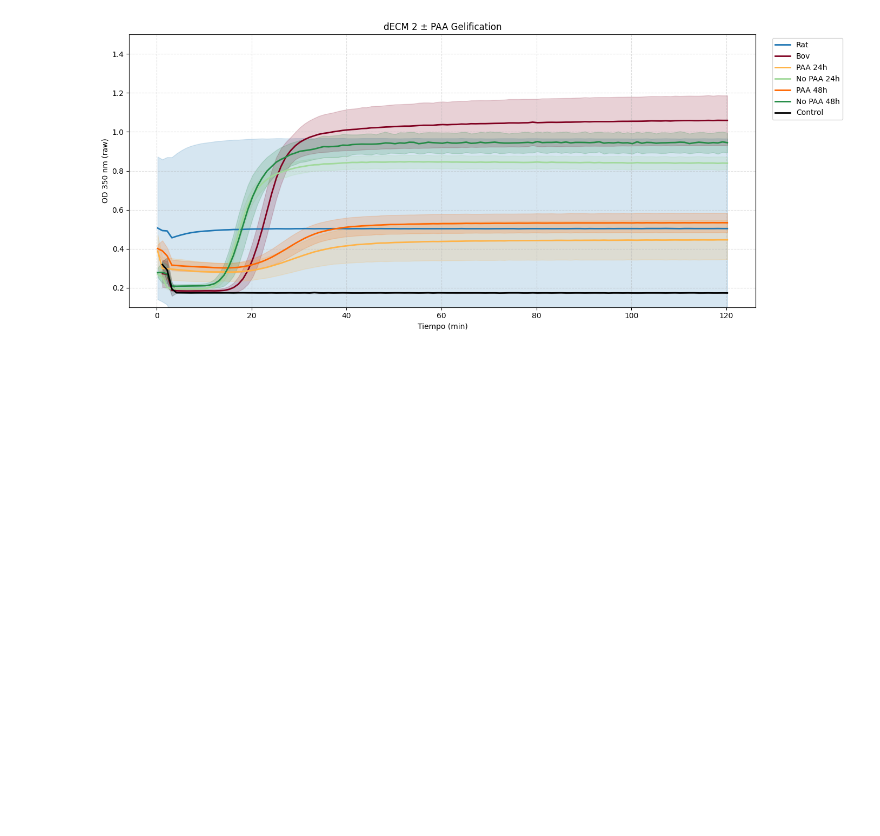
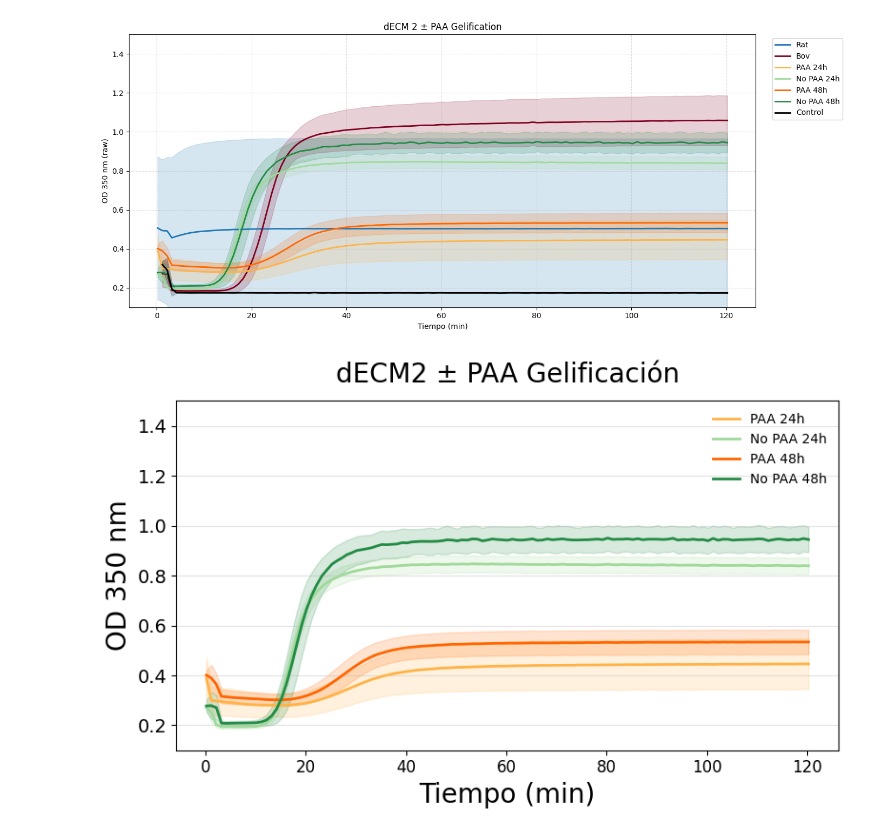
Before and after one commit to Bertaalcolea/Collagen_studies, a Jupyter notebook: dECM2.ipynb, the cells around one changed output. Saved outputs shown, nothing was run; the diff lists cells and outputs as text; code cells hidden in the pictures; blank space fills up the shorter version.

```diff
--- a/dECM2.ipynb
+++ b/dECM2.ipynb
@@ -201,3 +201,65 @@ Condiciones resumen: ['No PAA 24h no pH' 'No PAA 24h pH7' 'No PAA 48h no pH' 'No
  'Rat pH7' 'Bov no pH' 'Bov pH7' 'Control pH7']
 Condiciones (simple): ['No PAA 24h' 'No PAA 48h' 'PAA 24h' 'PAA 48h' 'Rat' 'Bov' 'Control']
 [figure]
+# %%
+from matplotlib.ticker import FixedLocator, FormatStrFormatter
+
+# =========================
+# 8) Gráfica final SOLO PAA / NO PAA (24h y 48h) — pH7
+# =========================
+
+# Condiciones que SÍ queremos mostrar
+conds_plot = [
+    "PAA 24h",
+    "No PAA 24h",
+    "PAA 48h",
+    "No PAA 48h"
+]
+
+fig, ax = plt.subplots(figsize=(8, 5))
+
+for cond in conds_plot:
+    dfc = summary_ph7[summary_ph7["cond_simple"] == cond]
+    if dfc.empty:
+        continue
+
+    ax.plot(
+        dfc["time_min"],
+        dfc["OD_mean"],
+        color=colores_simple[cond],
+        linewidth=2,
+        label=cond
+    )
+
+    ax.fill_between(
+        dfc["time_min"],
+        dfc["OD_mean"] - dfc["OD_sd"],
+        dfc["OD_mean"] + dfc["OD_sd"],
+        color=colores_simple[cond],
+        alpha=0.18
+    )
+
+# ----- Límites eje Y (ajústalo si quieres) -----
+ax.set_ylim(0.1, 1.5)
+
+# ----- Textos -----
+ax.set_xlabel("Tiempo (min)", fontsize=20)
+ax.set_ylabel("OD 350 nm", fontsize=20)
+ax.set_title("dECM2 ± PAA Gelificación", fontsize=20, pad=14)
+
+# ----- Ticks -----
+ax.tick_params(axis="y", labelsize=14)
+
+for label in ax.get_xticklabels():
+    label.set_fontsize(12)
+
+# ----- Cuadrícula -----
+ax.grid(axis="y", alpha=0.35)
+
+# ----- Leyenda -----
+ax.legend(frameon=False)
+
+plt.tight_layout()
+plt.show()
+# %% [output]
+[figure, added]
```
Also changed, not shown: parts of 2 cells of this notebook.
